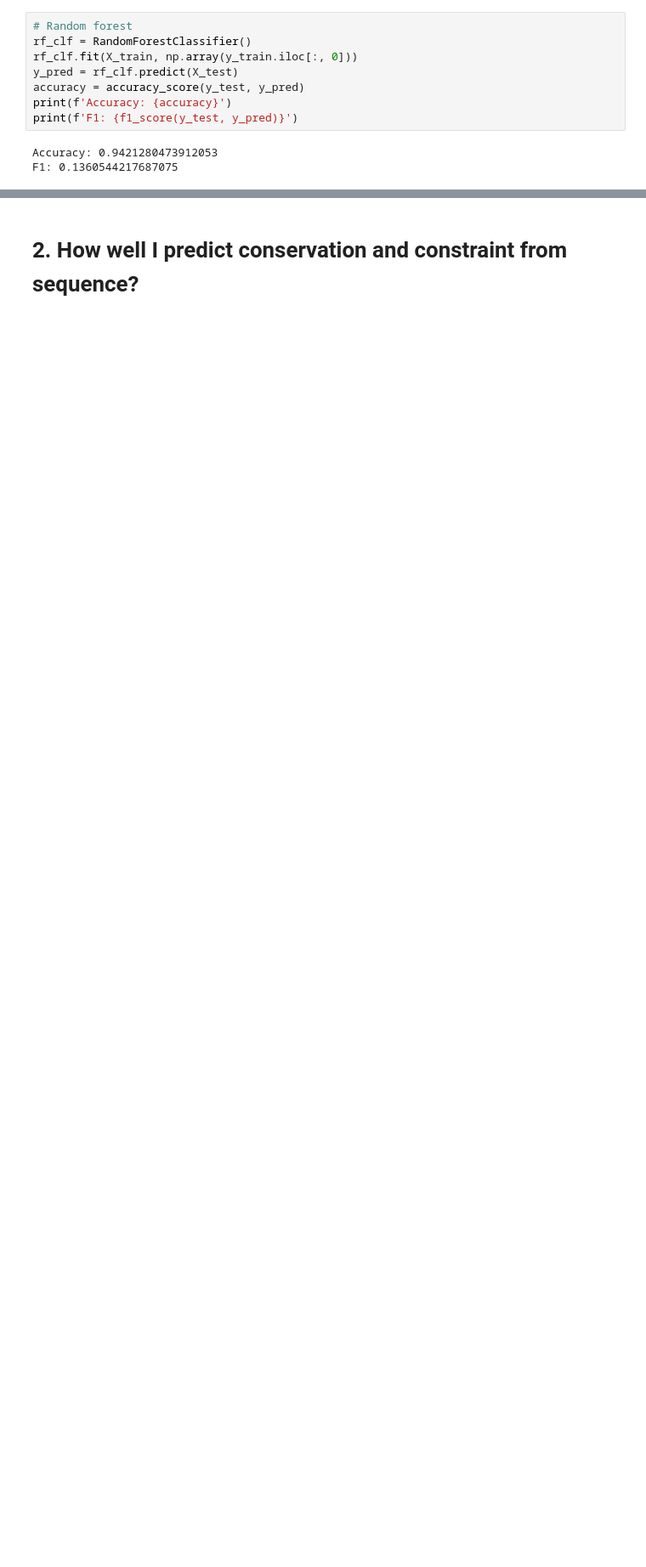
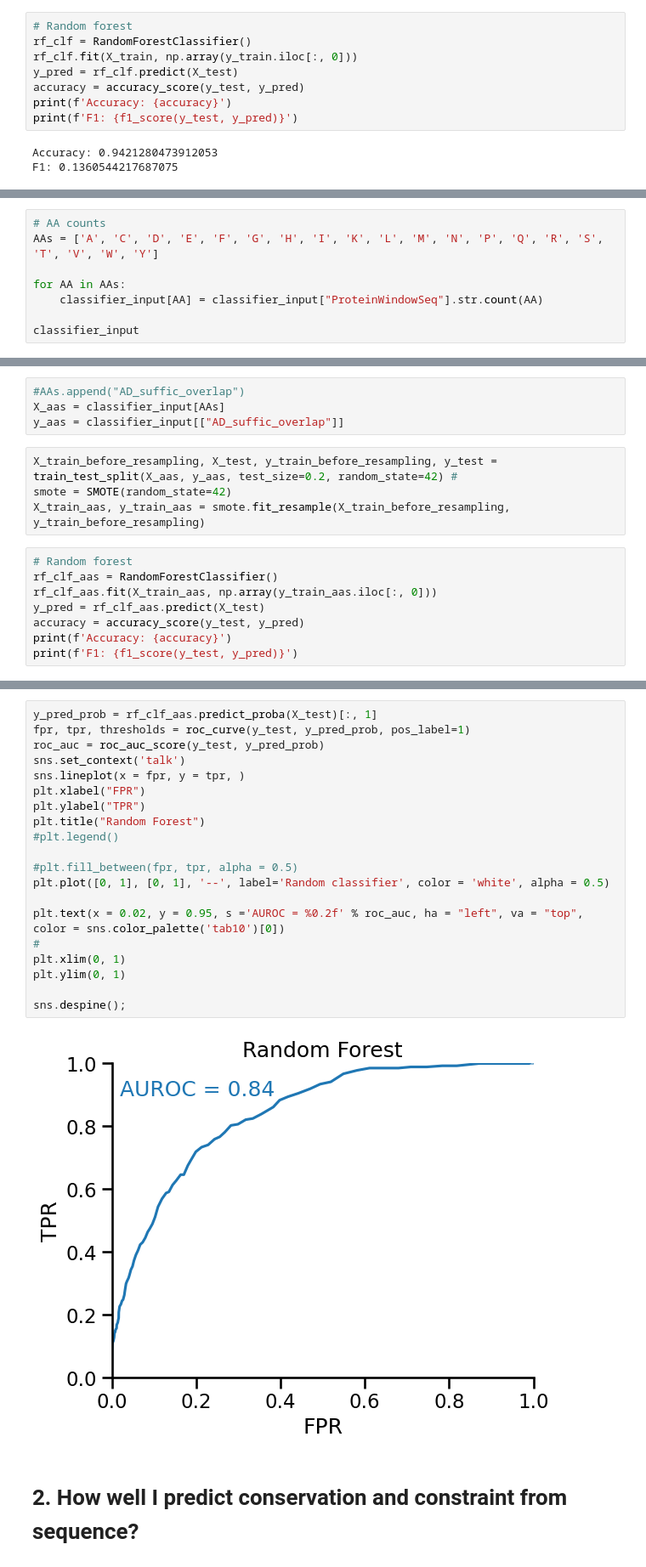
Before and after one commit to sanjanakotha/SFARI, a Jupyter notebook: notebooks/AD tile classifier, all TFs.ipynb, the cells around one changed output, grey strips where cells are left out. Shown at 85% size. Saved outputs shown, nothing was run; the diff lists cells and outputs as text; blank space fills up the shorter version.

```diff
--- a/notebooks/AD tile classifier, all TFs.ipynb
+++ b/notebooks/AD tile classifier, all TFs.ipynb
@@ -493,0 +531,8 @@ sns.despine();
+# %%
+# AA counts
+AAs = ['A', 'C', 'D', 'E', 'F', 'G', 'H', 'I', 'K', 'L', 'M', 'N', 'P', 'Q', 'R', 'S', 'T', 'V', 'W', 'Y']
+
+for AA in AAs:
+    classifier_input[AA] = classifier_input["ProteinWindowSeq"].str.count(AA)
+
+classifier_input
@@ -493,0 +570,16 @@ sns.despine();
+# %%
+#AAs.append("AD_suffic_overlap")
+X_aas = classifier_input[AAs]
+y_aas = classifier_input[["AD_suffic_overlap"]]
+# %%
+X_train_before_resampling, X_test, y_train_before_resampling, y_test = train_test_split(X_aas, y_aas, test_size=0.2, random_state=42) #
+smote = SMOTE(random_state=42)
+X_train_aas, y_train_aas = smote.fit_resample(X_train_before_resampling, y_train_before_resampling)
+# %%
+# Random forest
+rf_clf_aas = RandomForestClassifier()
+rf_clf_aas.fit(X_train_aas, np.array(y_train_aas.iloc[:, 0]))
+y_pred = rf_clf_aas.predict(X_test)
+accuracy = accuracy_score(y_test, y_pred)
+print(f'Accuracy: {accuracy}')
+print(f'F1: {f1_score(y_test, y_pred)}')
@@ -494,3 +589,25 @@ sns.despine();
+# %%
+y_pred_prob = rf_clf_aas.predict_proba(X_test)[:, 1]
+fpr, tpr, thresholds = roc_curve(y_test, y_pred_prob, pos_label=1)
+roc_auc = roc_auc_score(y_test, y_pred_prob)
+sns.set_context('talk')
+sns.lineplot(x = fpr, y = tpr, )
+plt.xlabel("FPR")
+plt.ylabel("TPR")
+plt.title("Random Forest")
+#plt.legend()
+
+#plt.fill_between(fpr, tpr, alpha = 0.5)
+plt.plot([0, 1], [0, 1], '--', label='Random classifier', color = 'white', alpha = 0.5)
+
+plt.text(x = 0.02, y = 0.95, s ='AUROC = %0.2f' % roc_auc, ha = "left", va = "top", color = sns.color_palette('tab10')[0])
+#
+plt.xlim(0, 1)
+plt.ylim(0, 1)
+
+sns.despine();
+# %% [output]
+[figure, added]
 # %% [markdown]
 # 2. How well I predict conservation and constraint from sequence?
 # %% [markdown]
```
Also changed, not shown: parts of 12 cells of this notebook, 5 other files.
